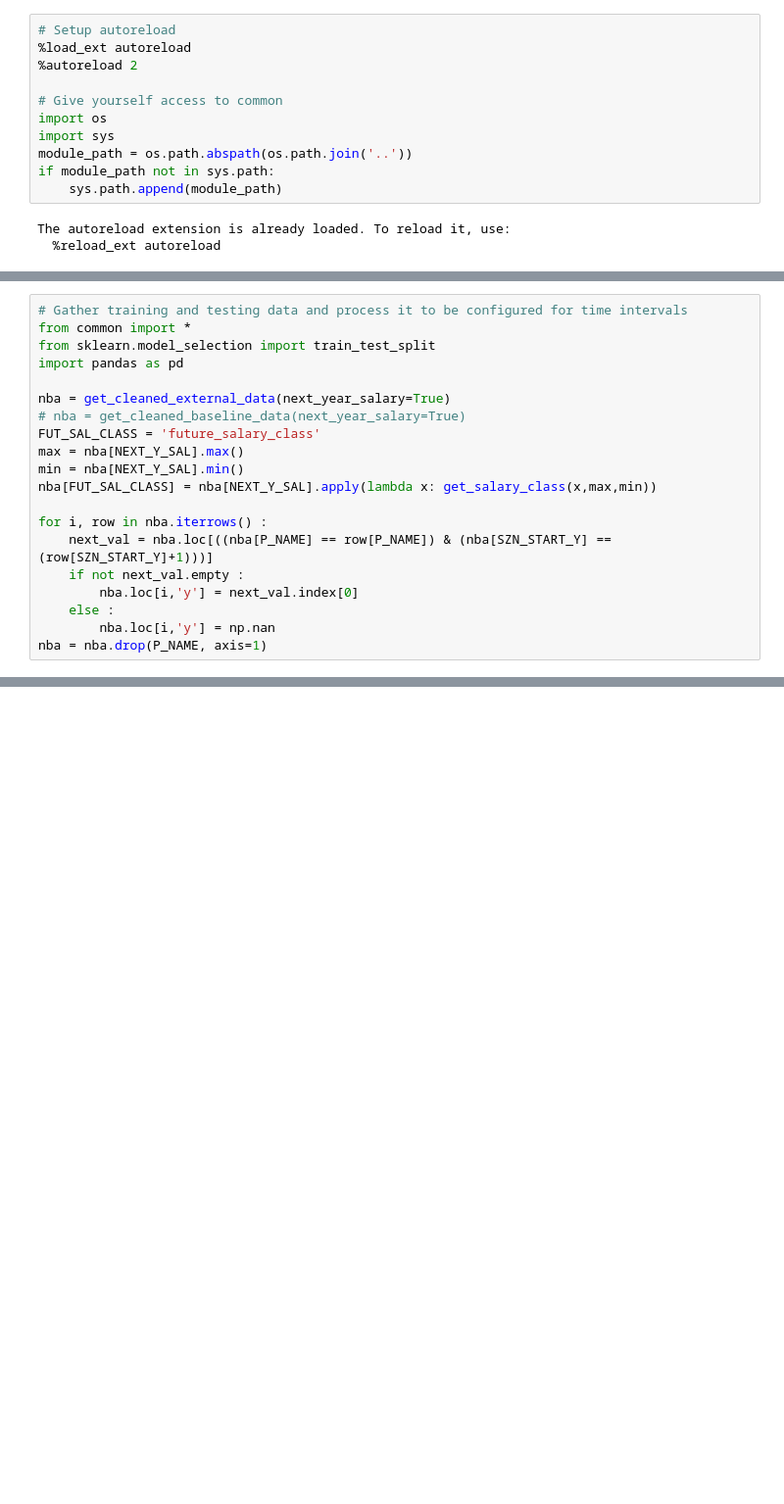
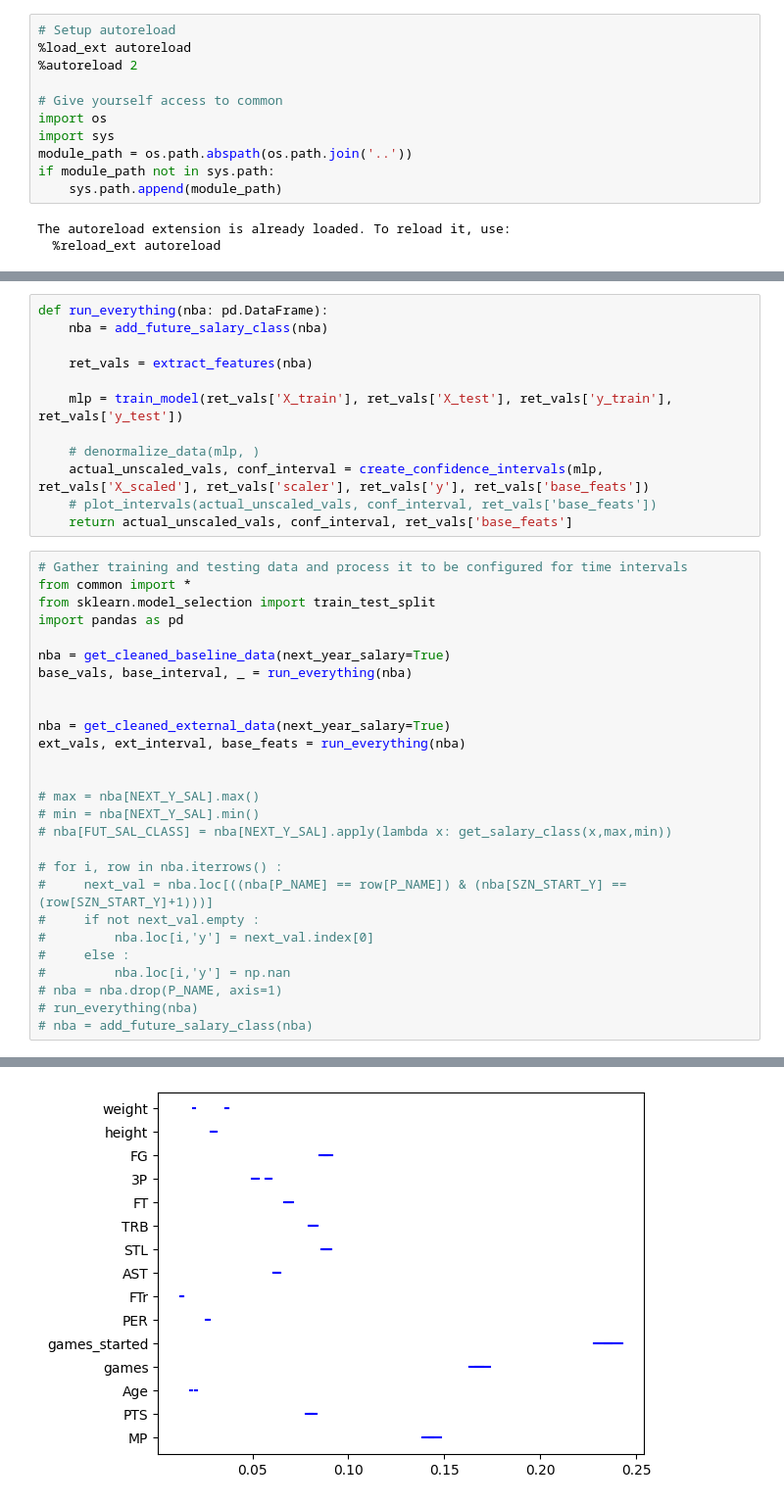
Before and after one commit to RiyaAg/EECS-545---Predicting-NBA-Player-s-Salary, a Jupyter notebook: models/salary_prediction_nn.ipynb, the cells around one changed output, grey strips where cells are left out. Shown: that part at 98% size. Saved outputs shown, nothing was run; the diff lists cells and outputs as text; blank space fills up the shorter version.

Commit message:
Created confidence interval chart

```diff
--- a/models/salary_prediction_nn.ipynb
+++ b/models/salary_prediction_nn.ipynb
@@ -15,20 +188,40 @@ The autoreload extension is already loaded. To reload it, use:
+# %%
+def run_everything(nba: pd.DataFrame):
+    nba = add_future_salary_class(nba)
+
+    ret_vals = extract_features(nba)
+
+    mlp = train_model(ret_vals['X_train'], ret_vals['X_test'], ret_vals['y_train'], ret_vals['y_test'])
+
+    # denormalize_data(mlp, )
+    actual_unscaled_vals, conf_interval = create_confidence_intervals(mlp, ret_vals['X_scaled'], ret_vals['scaler'], ret_vals['y'], ret_vals['base_feats'])
+    # plot_intervals(actual_unscaled_vals, conf_interval, ret_vals['base_feats'])
+    return actual_unscaled_vals, conf_interval, ret_vals['base_feats']
 # %%
 # Gather training and testing data and process it to be configured for time intervals
 from common import *
 from sklearn.model_selection import train_test_split
 import pandas as pd
 
+nba = get_cleaned_baseline_data(next_year_salary=True)
+base_vals, base_interval, _ = run_everything(nba)
+
+
 nba = get_cleaned_external_data(next_year_salary=True)
-# nba = get_cleaned_baseline_data(next_year_salary=True)
-FUT_SAL_CLASS = 'future_salary_class'
-max = nba[NEXT_Y_SAL].max()
-min = nba[NEXT_Y_SAL].min()
-nba[FUT_SAL_CLASS] = nba[NEXT_Y_SAL].apply(lambda x: get_salary_class(x,max,min))
+ext_vals, ext_interval, base_feats = run_everything(nba)
 
-for i, row in nba.iterrows() :
-    next_val = nba.loc[((nba[P_NAME] == row[P_NAME]) & (nba[SZN_START_Y] == (row[SZN_START_Y]+1)))]
-    if not next_val.empty :
-        nba.loc[i,'y'] = next_val.index[0]
-    else :
-        nba.loc[i,'y'] = np.nan
-nba = nba.drop(P_NAME, axis=1)
+
+# max = nba[NEXT_Y_SAL].max()
+# min = nba[NEXT_Y_SAL].min()
+# nba[FUT_SAL_CLASS] = nba[NEXT_Y_SAL].apply(lambda x: get_salary_class(x,max,min))
+
+# for i, row in nba.iterrows() :
+#     next_val = nba.loc[((nba[P_NAME] == row[P_NAME]) & (nba[SZN_START_Y] == (row[SZN_START_Y]+1)))]
+#     if not next_val.empty :
+#         nba.loc[i,'y'] = next_val.index[0]
+#     else :
+#         nba.loc[i,'y'] = np.nan
+# nba = nba.drop(P_NAME, axis=1)
+# run_everything(nba)
+# nba = add_future_salary_class(nba)
+# %% [output]
@@ -34,0 +245 @@ nba = nba.drop(P_NAME, axis=1)
+[figure, added]
```
Also changed, not shown: parts of 16 cells of this notebook.
